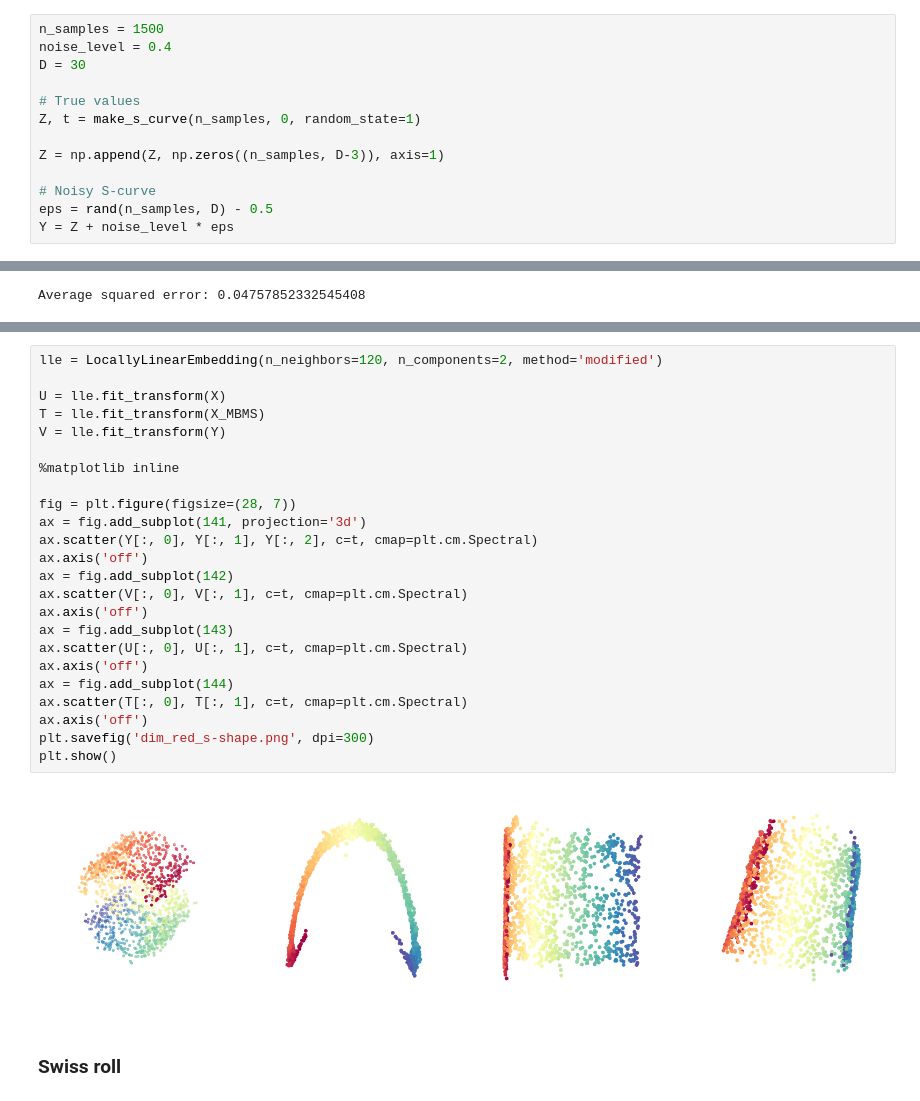
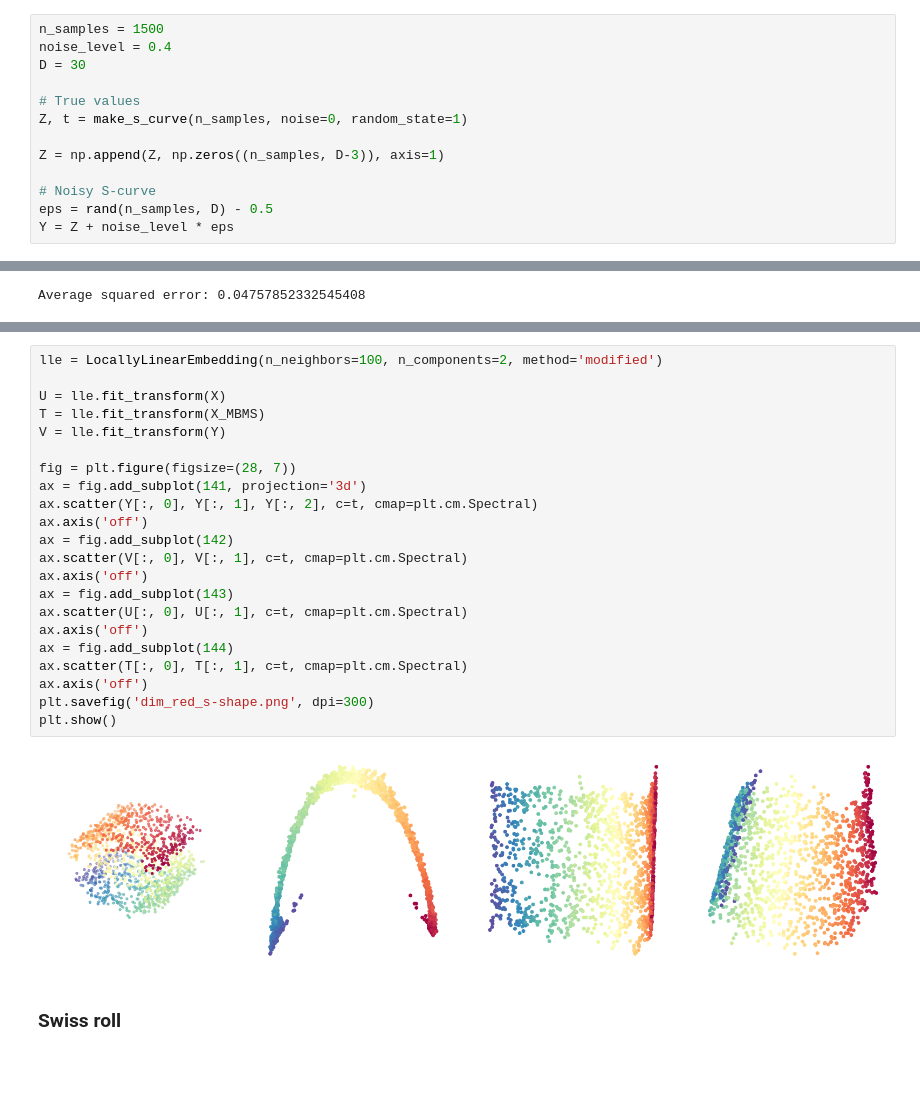
Before and after one commit to npuchkin/SAME, a Jupyter notebook: SAME_manifold_denoising.ipynb, the cells around one changed output, grey strips where cells are left out. Cells and saved outputs as stored; diff of their text form; blank space fills up the shorter version.

```diff
--- a/SAME_manifold_denoising.ipynb
+++ b/SAME_manifold_denoising.ipynb
@@ -148,7 +148,7 @@ noise_level = 0.4
 D = 30
 
 # True values
-Z, t = make_s_curve(n_samples, 0, random_state=1)
+Z, t = make_s_curve(n_samples, noise=0, random_state=1)
 
 Z = np.append(Z, np.zeros((n_samples, D-3)), axis=1)
 
@@ -253,29 +249,27 @@ plt.close()
 # %%
-lle = LocallyLinearEmbedding(n_neighbors=120, n_components=2, method='modified')
+lle = LocallyLinearEmbedding(n_neighbors=100, n_components=2, method='modified')
 
 U = lle.fit_transform(X)
 T = lle.fit_transform(X_MBMS)
 V = lle.fit_transform(Y)
-
-%matplotlib inline
 
 fig = plt.figure(figsize=(28, 7))
 ax = fig.add_subplot(141, projection='3d')
 ax.scatter(Y[:, 0], Y[:, 1], Y[:, 2], c=t, cmap=plt.cm.Spectral)
 ax.axis('off')
 ax = fig.add_subplot(142)
 ax.scatter(V[:, 0], V[:, 1], c=t, cmap=plt.cm.Spectral)
 ax.axis('off')
 ax = fig.add_subplot(143)
 ax.scatter(U[:, 0], U[:, 1], c=t, cmap=plt.cm.Spectral)
 ax.axis('off')
 ax = fig.add_subplot(144)
 ax.scatter(T[:, 0], T[:, 1], c=t, cmap=plt.cm.Spectral)
 ax.axis('off')
 plt.savefig('dim_red_s-shape.png', dpi=300)
 plt.show()
 # %% [output]
-[figure, old version]
+[figure, new version]
 # %% [markdown]
 ### Swiss roll
 # %%
```
Also changed, not shown: parts of 10 cells of this notebook.
